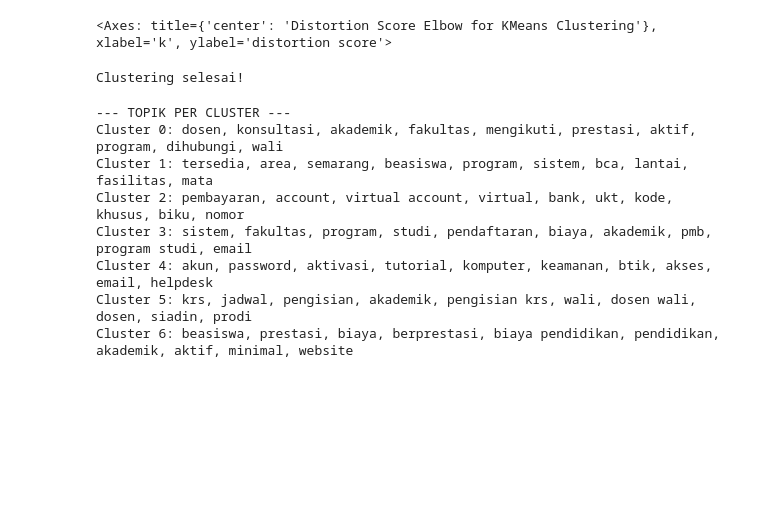
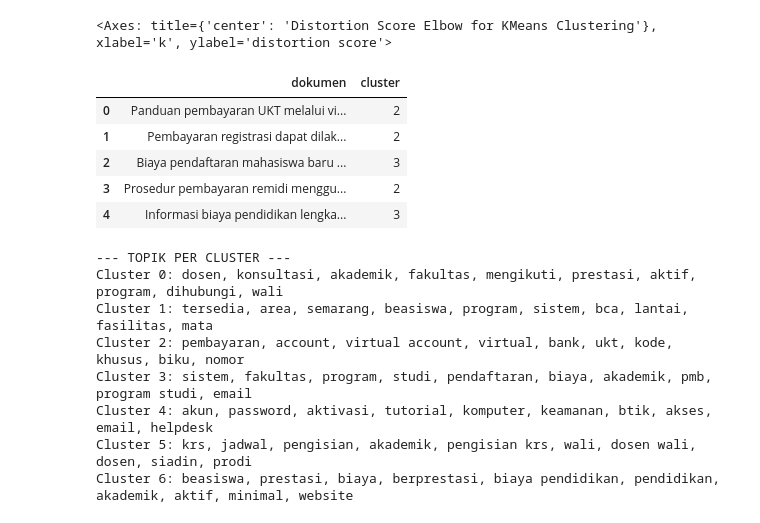
Before and after one commit to farizarvin/MiniRAG-Chat, a Jupyter notebook: clustering_dokumen/notebook..ipynb, the cells around one changed output. Drawn from its saved outputs; the diff is of its cells as text; code cells hidden in the pictures; blank space fills up the shorter version.

Commit message:
update baru django

```diff
--- a/clustering_dokumen/notebook..ipynb
+++ b/clustering_dokumen/notebook..ipynb
@@ -27,7 +28,7 @@ with open('stopwords_custom.json', 'r', encoding='utf-8') as f:
     stopwords_custom = json.load(f)
 
 vectorizer = TfidfVectorizer(
-    max_features=250,  # Kurangi fitur untuk fokus kata penting
+    max_features=100,  # Kurangi fitur untuk fokus kata penting
     ngram_range=(1, 3),  # Tambah trigram untuk context lebih
     min_df=5,  # Kata harus muncul min 3 dokumen
     max_df=0.6,  # Kata tidak boleh di >60% dokumen
@@ -37,6 +38,7 @@ vectorizer = TfidfVectorizer(
 # Transformasi data
 X_vector = vectorizer.fit_transform(data_text)
 
+
 print(f"Ukuran Matriks: {X_vector.shape}")
 # %% [output]
 Ukuran Matriks: (350, 90)
@@ -51,14 +71,19 @@ visualizer.show()
 # %%
 cluster = 7
 # Inisialisasi K-Means
 kmeans = KMeans(
     n_clusters= cluster,
     random_state=42,
     n_init=10
 )
-kmeans.fit(X_vector)
+df["cluster"] = kmeans.fit_predict(X_vector)
 
-print("Clustering selesai!")
+df[["dokumen", "cluster"]].head()
 # %% [output]
-Clustering selesai!
+|  | dokumen | cluster |
+| 0 | Panduan pembayaran UKT melalui vi... | 2 |
+| 1 | Pembayaran registrasi dapat dilak... | 2 |
+| 2 | Biaya pendaftaran mahasiswa baru ... | 3 |
+| 3 | Prosedur pembayaran remidi menggu... | 2 |
+| 4 | Informasi biaya pendidikan lengka... | 3 |
 # %%
```
Also changed, not shown: parts of 6 cells of this notebook, 34 other files.
